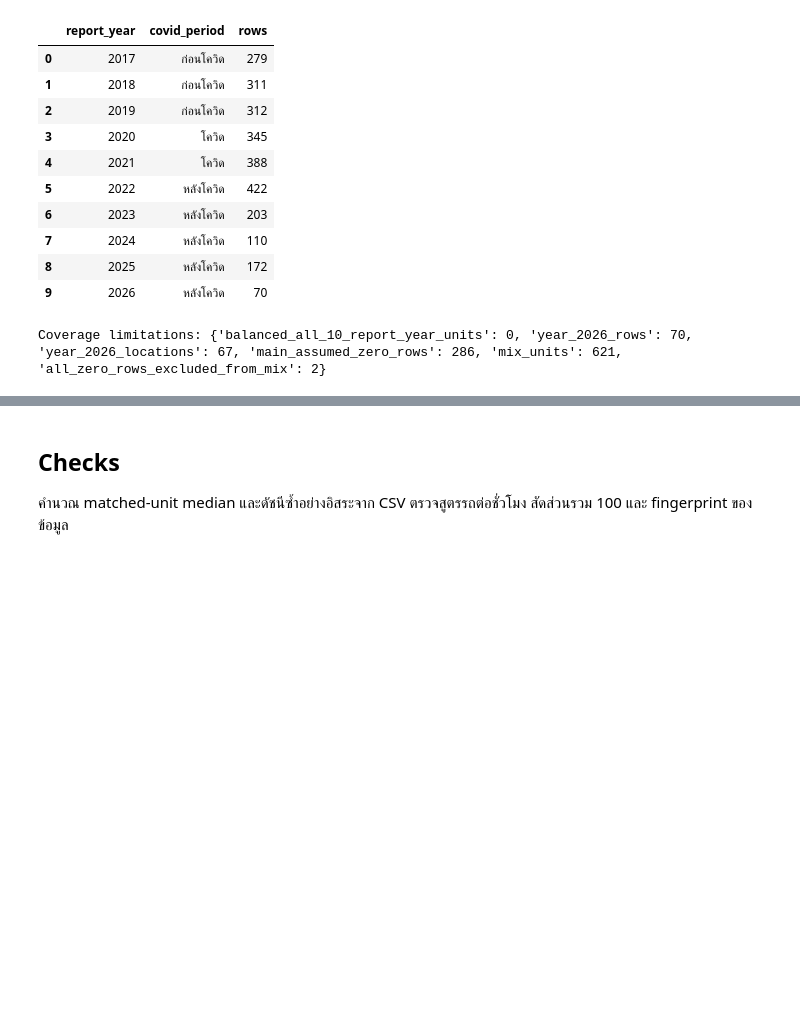
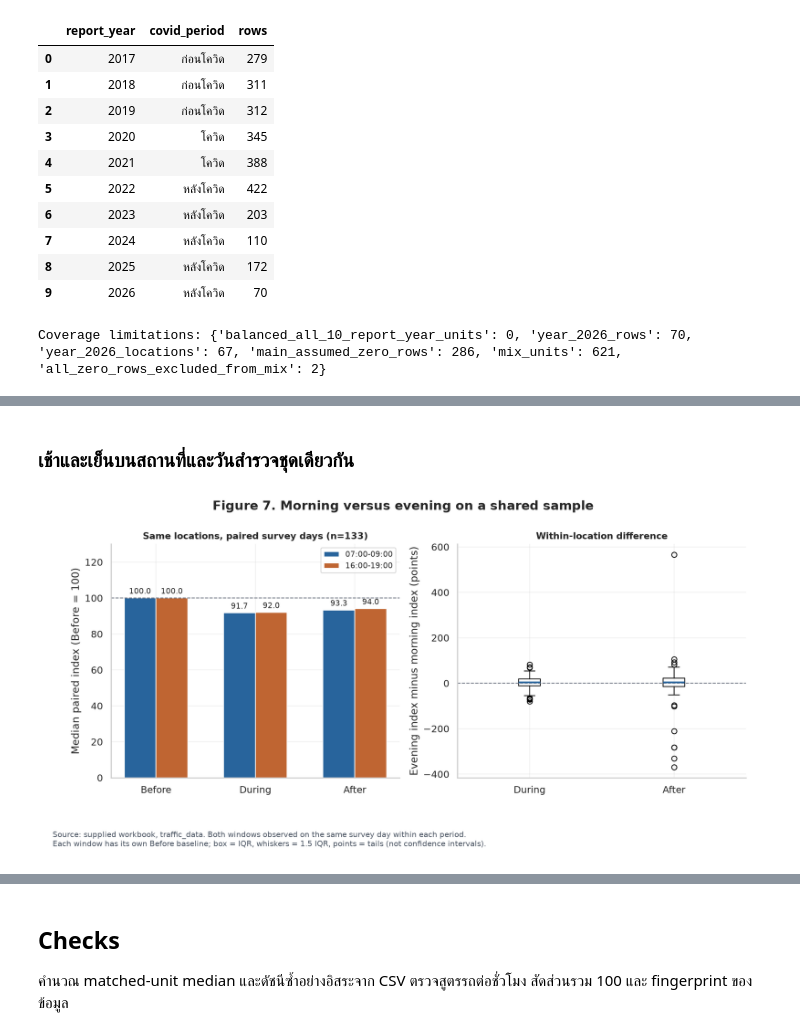
Before and after one commit to Aphatsara-Khangkhet/DADS5001-BKK-Flow, a Jupyter notebook: 02_eda_and_visualization.ipynb, the cells around one changed output, grey strips where cells are left out. Saved outputs shown, nothing was run; the diff lists cells and outputs as text; code cells hidden in the pictures; blank space fills up the shorter version.

```diff
--- a/02_eda_and_visualization.ipynb
+++ b/02_eda_and_visualization.ipynb
@@ -129,0 +142,6 @@ Coverage limitations: {'balanced_all_10_report_year_units': 0, 'year_2026_rows':
+# %% [markdown]
+### เช้าและเย็นบนสถานที่และวันสำรวจชุดเดียวกัน
+# %%
+display(Image(filename=str(OUT/'figures'/'07_paired_morning_evening.png'), width=950))
+# %% [output]
+[figure, added]
```
Also changed, not shown: parts of 14 cells of this notebook.
